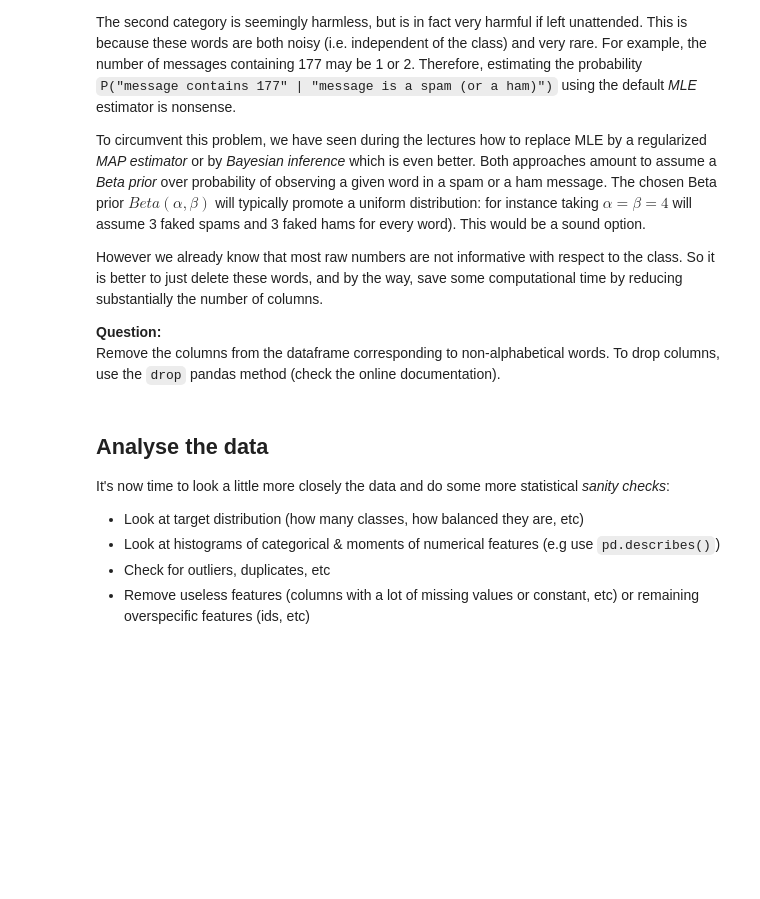
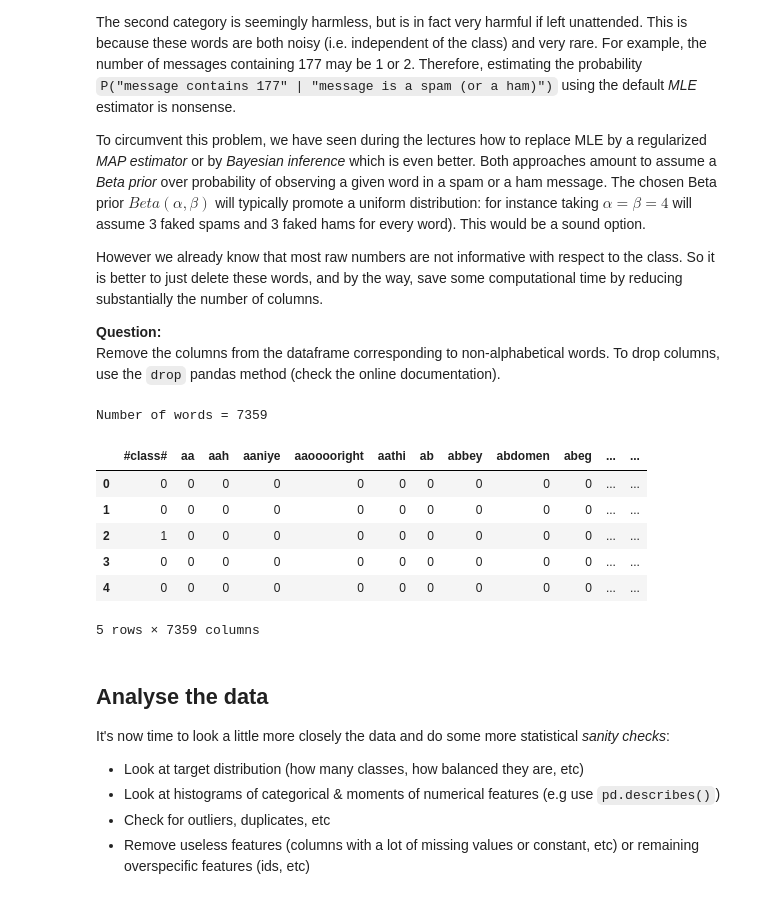
Before and after one commit to FFCfelps1/Machine_Learning, a Jupyter notebook: TP1/SMS_spams.ipynb, the cells around one changed output. Saved outputs shown, nothing was run; the diff lists cells and outputs as text; code cells hidden in the pictures; blank space fills up the shorter version.

```diff
--- a/TP1/SMS_spams.ipynb
+++ b/TP1/SMS_spams.ipynb
@@ -332,6 +379,19 @@ So it is better to just delete these words, and by the way, save some computatio
 **Question:**
 Remove the columns from the dataframe corresponding to non-alphabetical words.
 To drop columns, use the ``drop`` pandas method (check the online documentation).
+# %%
+df.drop(columns=non_textual_words, inplace=True)
+print(f"Number of words = {len(df.columns)}")
+df.head()
+# %% [output]
+Number of words = 7359
+|  | #class# | aa | aah | aaniye | aaooooright | aathi | ab | abbey | abdomen | abeg | ... | ... |
+| 0 | 0 | 0 | 0 | 0 | 0 | 0 | 0 | 0 | 0 | 0 | ... | ... |
+| 1 | 0 | 0 | 0 | 0 | 0 | 0 | 0 | 0 | 0 | 0 | ... | ... |
+| 2 | 1 | 0 | 0 | 0 | 0 | 0 | 0 | 0 | 0 | 0 | ... | ... |
+| 3 | 0 | 0 | 0 | 0 | 0 | 0 | 0 | 0 | 0 | 0 | ... | ... |
+| 4 | 0 | 0 | 0 | 0 | 0 | 0 | 0 | 0 | 0 | 0 | ... | ... |
+5 rows × 7359 columns
 # %% [markdown]
 ## Analyse the data
 
```
Also changed, not shown: parts of 10 cells of this notebook, 10 other files.
